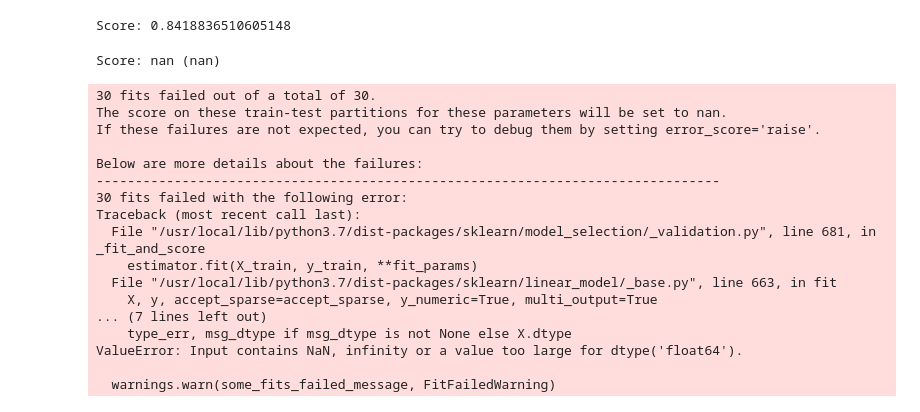
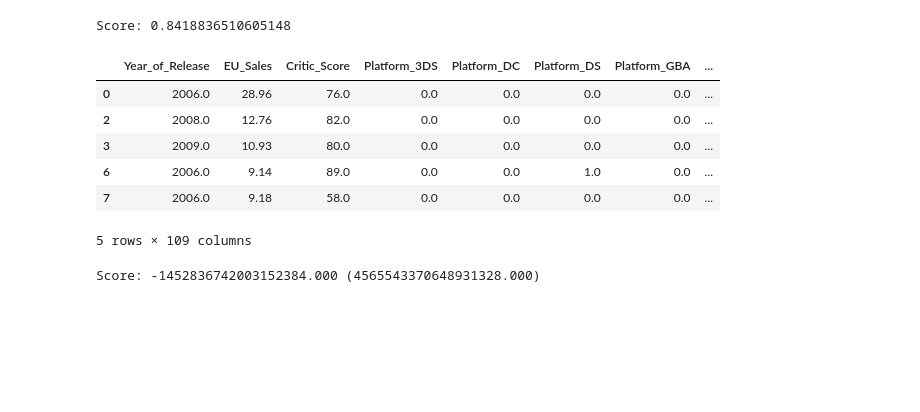
Before and after one commit to sean-neary/Project-submission, a Jupyter notebook: x_validation.ipynb, the cells around one changed output. Cells and saved outputs as stored; diff of their text form; code cells hidden in the pictures; blank space fills up the shorter version.

```diff
--- a/x_validation.ipynb
+++ b/x_validation.ipynb
@@ -124,13 +124,22 @@ Text(0, 0.5, 'Predictions')
 print ("Score:", model.score(X_test, y_test))
 # %% [output]
 Score: 0.8418836510605148
-# %%
-import numpy as np
-from sklearn.model_selection import KFold # import KFold
-columns = 'Year_of_Release	EU_Sales	Global_Sales	Critic_Score	Platform_3DS	Platform_DC	Platform_DS	Platform_GBA	Platform_GC	Platform_PC	Platform_PS	Platform_PS2	Platform_PS3	Platform_PS4	Platform_PSP	Platform_PSV	Platform_Wii	Platform_WiiU	Platform_X360	Platform_XB	Platform_XOne	User_Score_0.5	User_Score_0.6	User_Score_0.7	User_Score_0.9	User_Score_1	User_Score_1.2	User_Score_1.3	User_Score_1.4	User_Score_1.5	User_Score_1.7	User_Score_1.8	User_Score_1.9	User_Score_2	User_Score_2.1	User_Score_2.2	User_Score_2.3	User_Score_2.4	User_Score_2.5	User_Score_2.6	...	User_Score_5.7	User_Score_5.8	User_Score_5.9	User_Score_6	User_Score_6.1	User_Score_6.2	User_Score_6.3	User_Score_6.4	User_Score_6.5	User_Score_6.6	User_Score_6.7	User_Score_6.8	User_Score_6.9	User_Score_7	User_Score_7.1	User_Score_7.2	User_Score_7.3	User_Score_7.4	User_Score_7.5	User_Score_7.6	User_Score_7.7	User_Score_7.8	User_Score_7.9	User_Score_8	User_Score_8.1	User_Score_8.2	User_Score_8.3	User_Score_8.4	User_Score_8.5	User_Score_8.6	User_Score_8.7	User_Score_8.8	User_Score_8.9	User_Score_9	User_Score_9.1	User_Score_9.2	User_Score_9.3	User_Score_9.4	User_Score_9.5	User_Score_9.6'.split()
-df = df.drop(['Global_Sales'], axis=1).astype('float64')
-y = df.Global_Sales
-X = pd.DataFrame(df, columns = columns)
+# %%
+import numpy as np
+from sklearn.model_selection import KFold # import KFold
+y = df.Global_Sales
+
+X = df.drop(['Global_Sales'], axis=1).astype('float64')
+
+X.head()
+# %% [output]
+|  | Year_of_Release | EU_Sales | Critic_Score | Platform_3DS | Platform_DC | Platform_DS | Platform_GBA | ... |
+| 0 | 2006.0 | 28.96 | 76.0 | 0.0 | 0.0 | 0.0 | 0.0 | ... |
+| 2 | 2008.0 | 12.76 | 82.0 | 0.0 | 0.0 | 0.0 | 0.0 | ... |
+| 3 | 2009.0 | 10.93 | 80.0 | 0.0 | 0.0 | 0.0 | 0.0 | ... |
+| 6 | 2006.0 | 9.14 | 89.0 | 0.0 | 0.0 | 1.0 | 0.0 | ... |
+| 7 | 2006.0 | 9.18 | 58.0 | 0.0 | 0.0 | 0.0 | 0.0 | ... |
+5 rows × 109 columns
 # %%
 # prepare the cross-validation procedure
 cv = RepeatedKFold(n_splits=10, n_repeats=3, random_state=1)
@@ -142,21 +151,4 @@ scores = cross_val_score(model, X, y, cv=cv, n_jobs=-1)
 
 print('Score: %.3f (%.3f)' % (mean(scores), std(scores)))
 # %% [output]
-Score: nan (nan)
+Score: -1452836742003152384.000 (4565543370648931328.000)
-30 fits failed out of a total of 30.
-The score on these train-test partitions for these parameters will be set to nan.
-If these failures are not expected, you can try to debug them by setting error_score='raise'.
-
-Below are more details about the failures:
---------------------------------------------------------------------------------
-30 fits failed with the following error:
-Traceback (most recent call last):
-  File "/usr/local/lib/python3.7/dist-packages/sklearn/model_selection/_validation.py", line 681, in _fit_and_score
-    estimator.fit(X_train, y_train, **fit_params)
-  File "/usr/local/lib/python3.7/dist-packages/sklearn/linear_model/_base.py", line 663, in fit
-    X, y, accept_sparse=accept_sparse, y_numeric=True, multi_output=True
-... (7 lines left out)
-    type_err, msg_dtype if msg_dtype is not None else X.dtype
-ValueError: Input contains NaN, infinity or a value too large for dtype('float64').
-
-  warnings.warn(some_fits_failed_message, FitFailedWarning)
```
